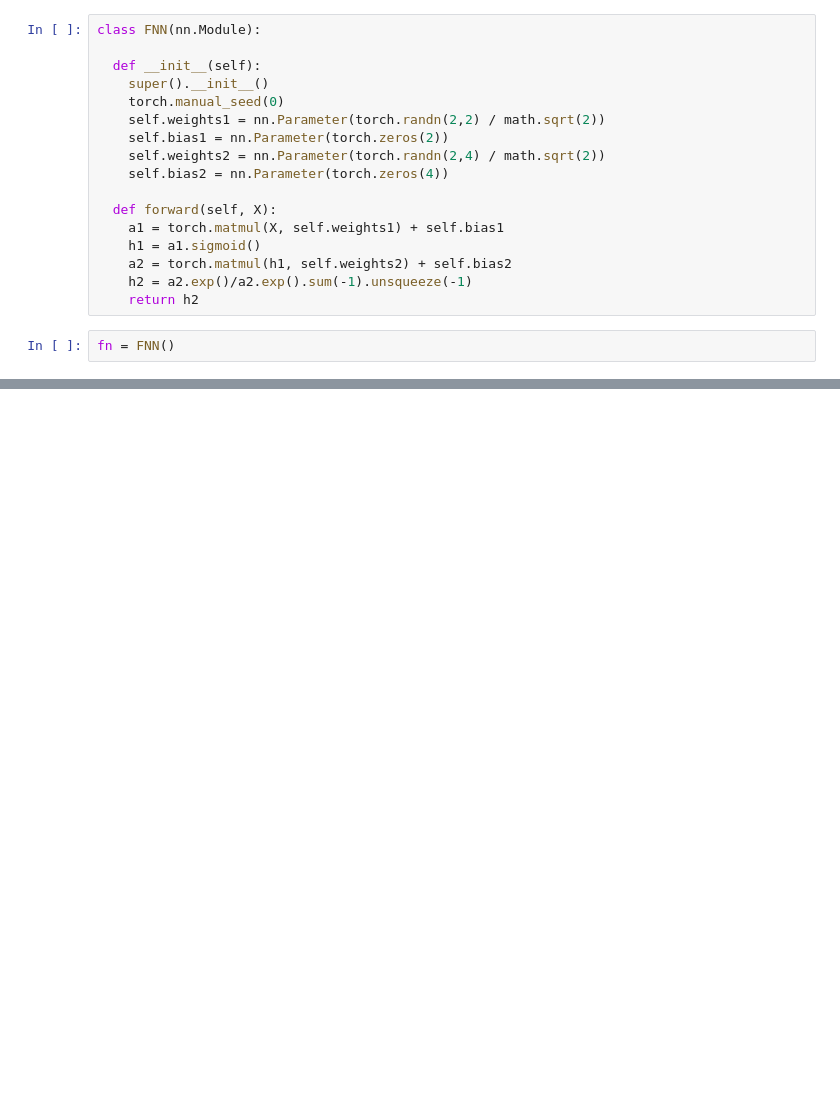
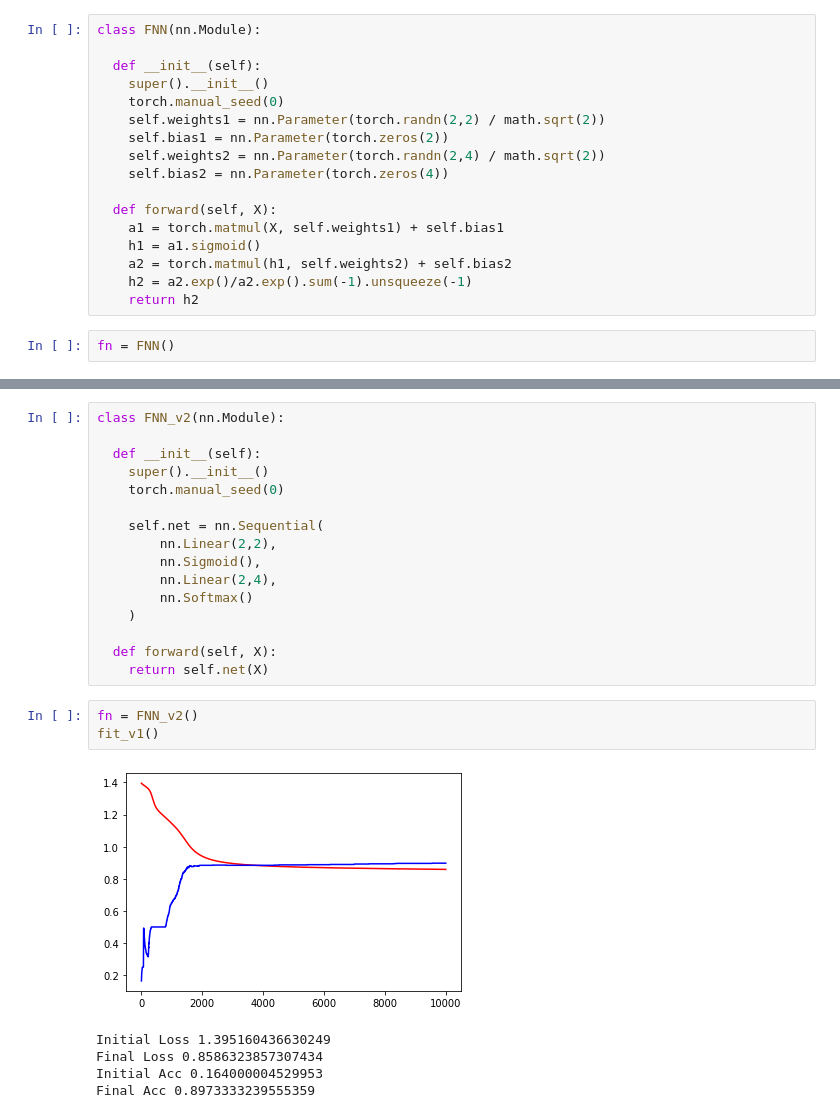
Before and after one commit to shobhitsundriyal/Revisit_ML, a Jupyter notebook: FFNetwork_pytorch.ipynb, the cells around one changed output, grey strips where cells are left out. Drawn from its saved outputs; the diff is of its cells as text; blank space fills up the shorter version.

```diff
--- a/FFNetwork_pytorch.ipynb
+++ b/FFNetwork_pytorch.ipynb
@@ -218,0 +284,25 @@ TypeError: ignored
+# %%
+class FNN_v2(nn.Module):
+
+  def __init__(self):
+    super().__init__()
+    torch.manual_seed(0)
+
+    self.net = nn.Sequential(
+        nn.Linear(2,2),
+        nn.Sigmoid(),
+        nn.Linear(2,4),
+        nn.Softmax()
+    )
+
+  def forward(self, X):
+    return self.net(X)
+# %%
+fn = FNN_v2()
+fit_v1()
+# %% [output]
+[figure, added]
+Initial Loss 1.395160436630249
+Final Loss 0.8586323857307434
+Initial Acc 0.164000004529953
+Final Acc 0.8973333239555359
```
Also changed, not shown: parts of 15 cells of this notebook.
